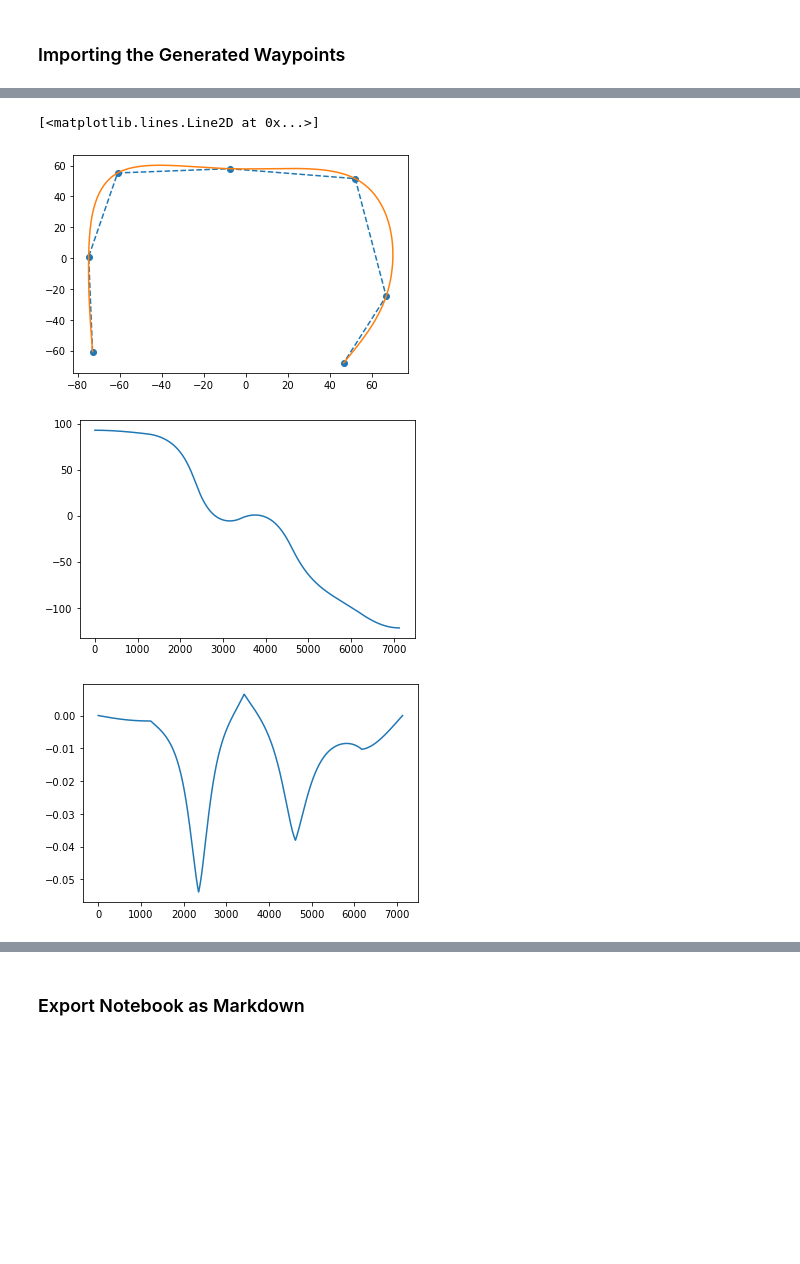
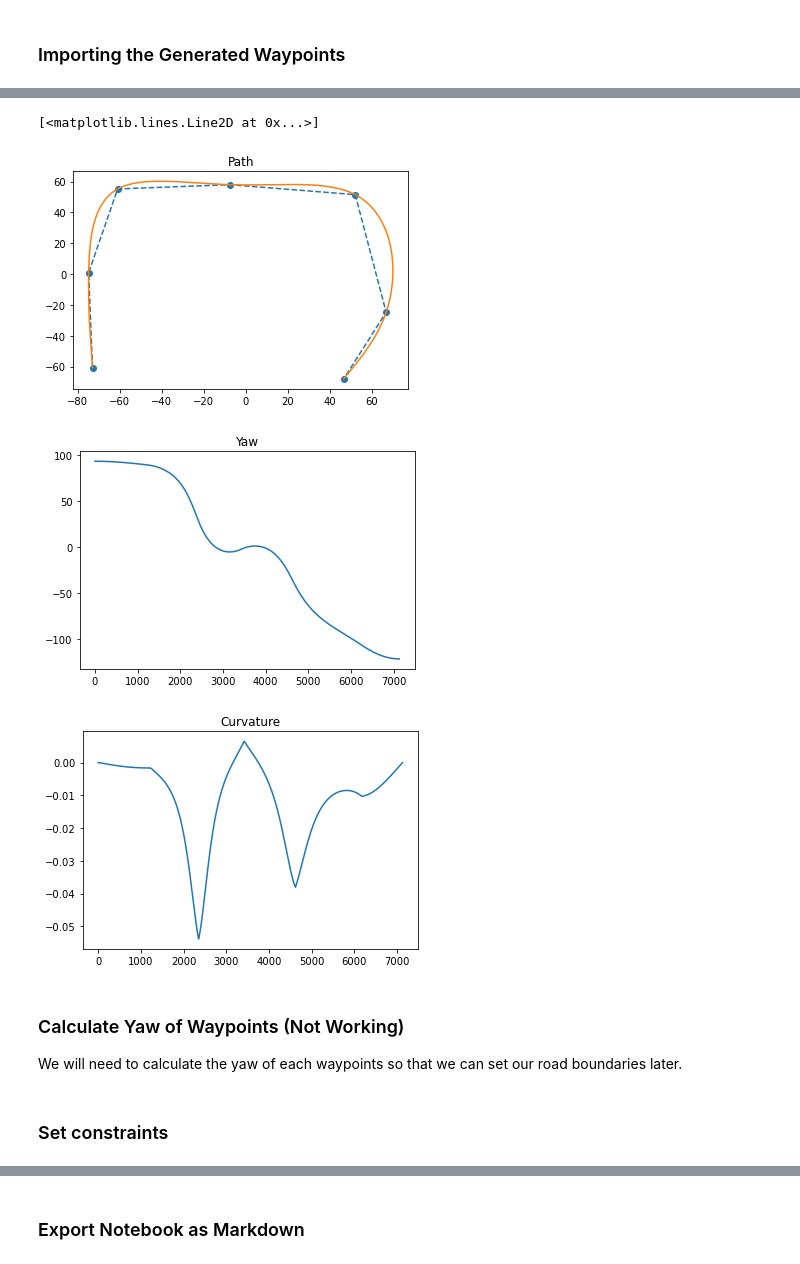
Before and after one commit to winstxnhdw/OfflinePathOptimisation, a Jupyter notebook: main.ipynb, the cells around one changed output, grey strips where cells are left out. Cells and saved outputs as stored; diff of their text form; code cells hidden in the pictures; blank space fills up the shorter version.

```diff
--- a/main.ipynb
+++ b/main.ipynb
@@ -303,23 +309,23 @@ def generate_cubic_path(x, y, ds=0.05):
-# %%
-df = pd.read_csv(dir_path)
-x = df['X-axis'].values.tolist()
-y = df['Y-axis'].values.tolist()
-
-px, py, pyaw, pk = generate_cubic_path(x, y)
 # %%
 %matplotlib inline
 
 plt.figure(1)
+plt.title('Path')
 plt.plot(x, y, '--o')
 plt.plot(px, py)
 
 plt.figure(2)
+plt.title('Yaw')
 plt.plot(np.rad2deg(pyaw))
 
 plt.figure(3)
+plt.title('Curvature')
 plt.plot(pk)
 # %% [output]
 [<matplotlib.lines.Line2D at 0x...>]
-[figure, old version]
+[figure, new version]
-[figure, old version]
+[figure, new version]
-[figure, old version]
+[figure, new version]
+# %% [markdown]
+### Calculate Yaw of Waypoints (Not Working)
+We will need to calculate the yaw of each waypoints so that we can set our road boundaries later.
@@ -325,0 +362,2 @@ plt.plot(pk)
+# %% [markdown]
+### Set constraints
```
Also changed, not shown: parts of 16 cells of this notebook, 1 other file.
